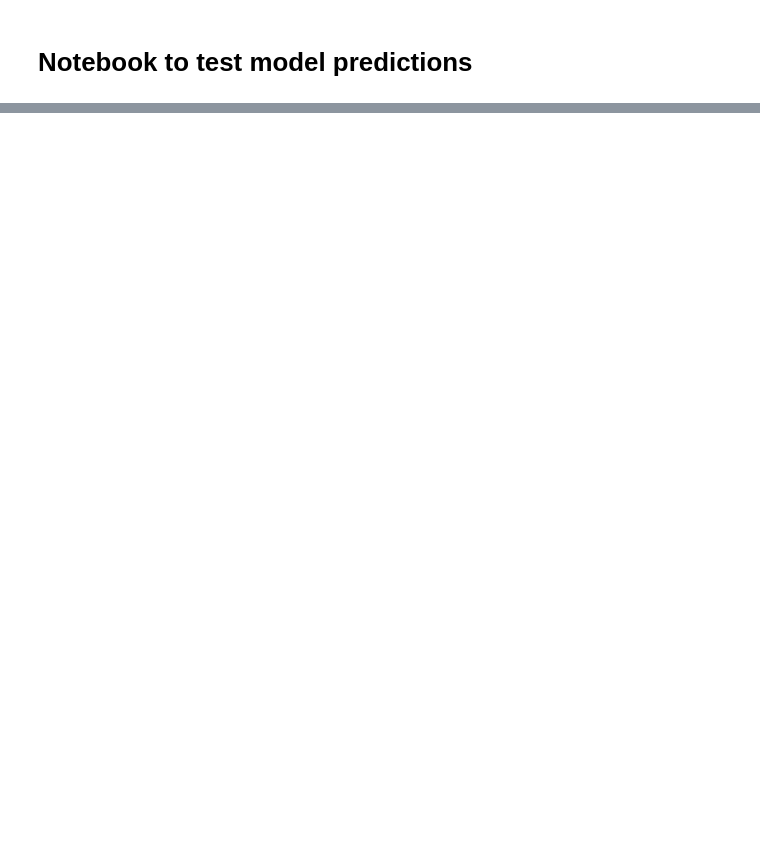
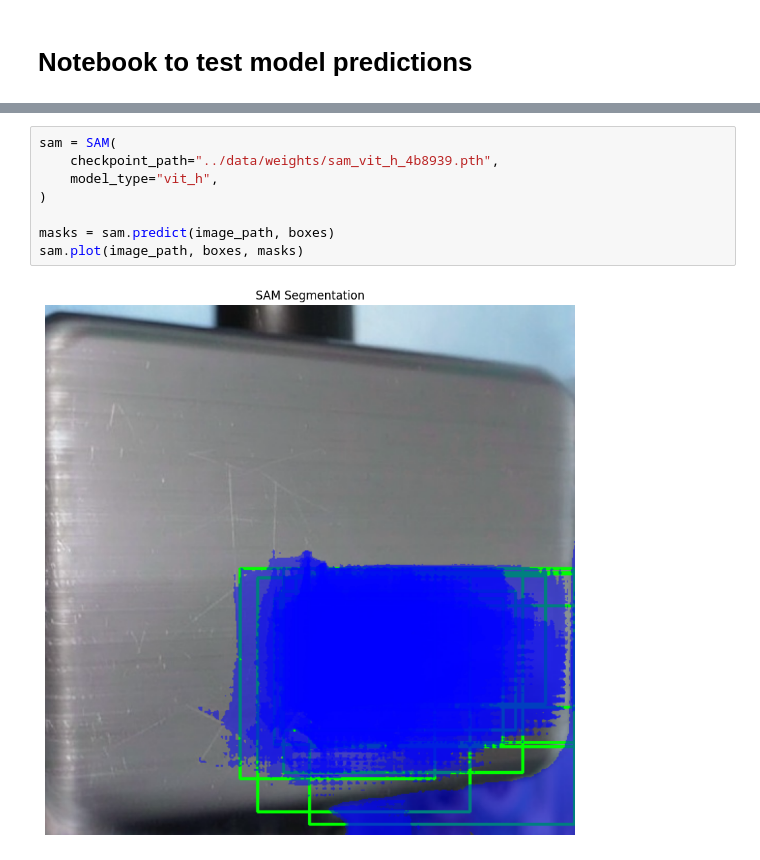
Before and after one commit to tanios13/aircraft-engine-anomaly-detection, a Jupyter notebook: notebooks/test_prediction.ipynb, the cells around one changed output, grey strips where cells are left out. Cells and saved outputs as stored; diff of their text form; blank space fills up the shorter version.

```diff
--- a/notebooks/test_prediction.ipynb
+++ b/notebooks/test_prediction.ipynb
@@ -12,0 +45,10 @@ print(folder_preds)
+# %%
+sam = SAM(
+    checkpoint_path="../data/weights/sam_vit_h_4b8939.pth",
+    model_type="vit_h",
+)
+
+masks = sam.predict(image_path, boxes)
+sam.plot(image_path, boxes, masks)
+# %% [output]
+[figure, added]
```
Also changed, not shown: parts of 4 cells of this notebook, 6 other files.
